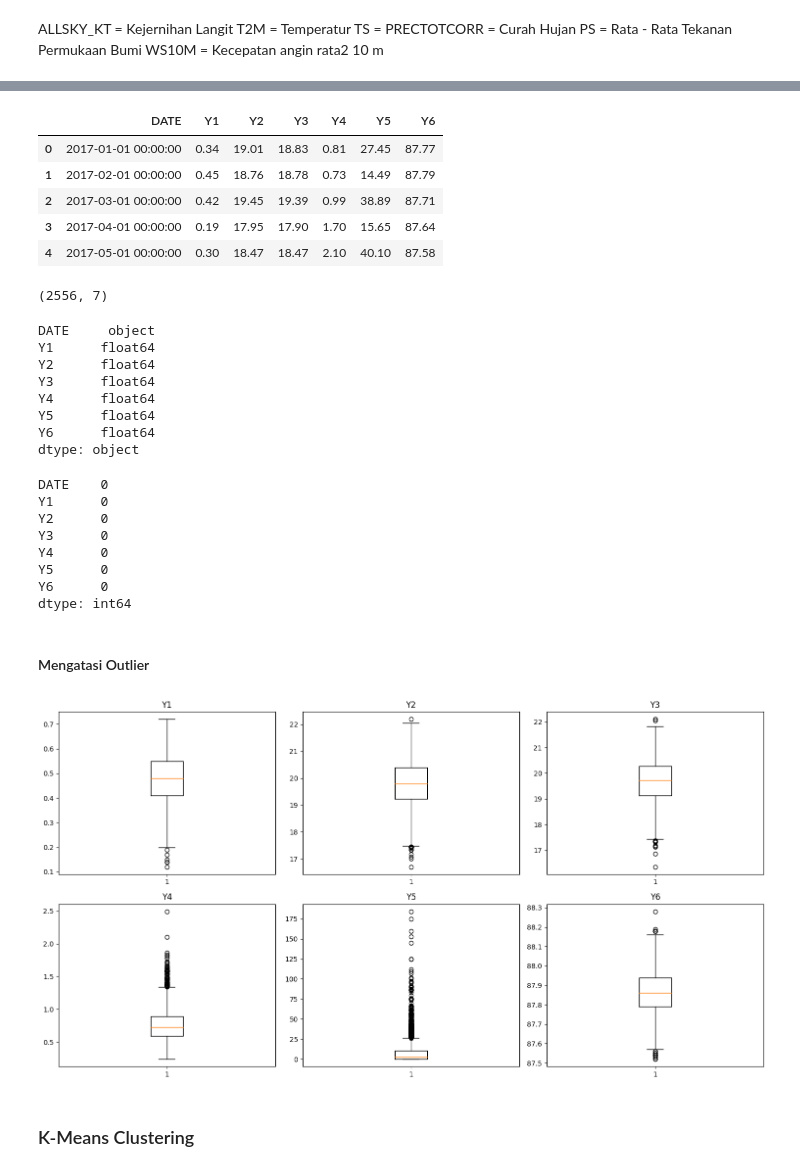
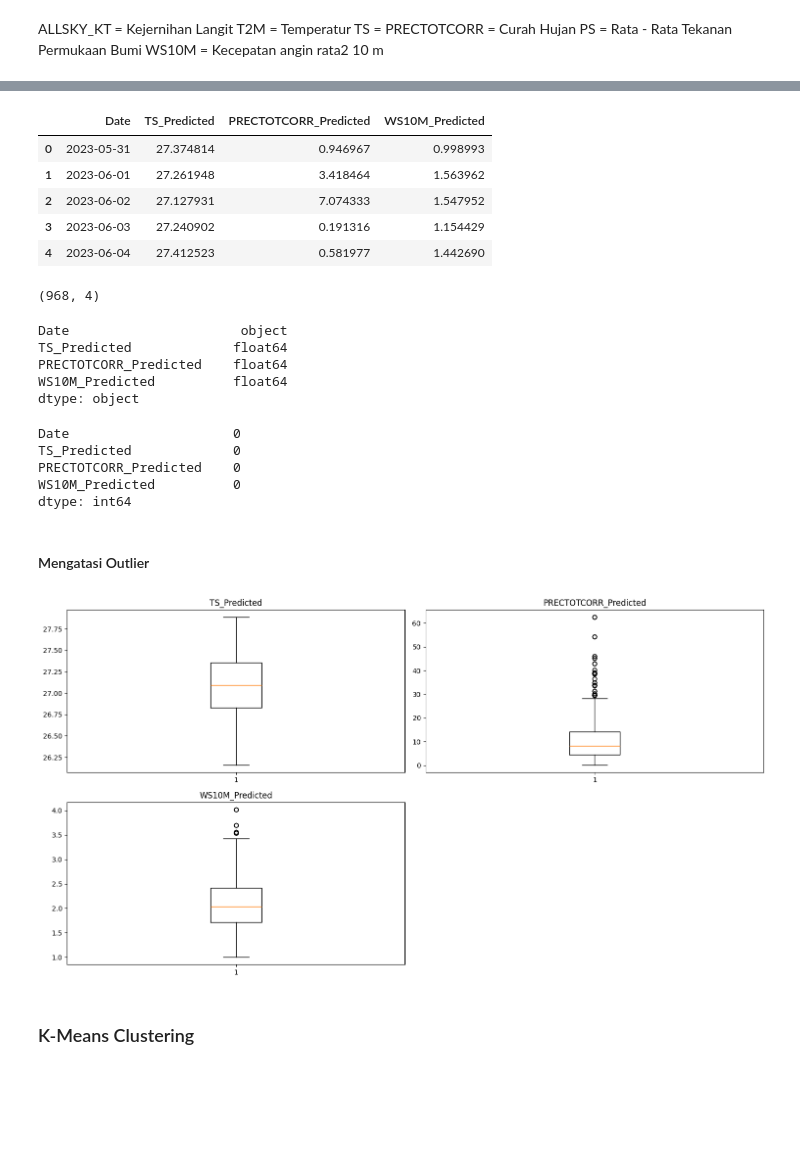
Before and after one commit to KHR00S/upwelling-pred-maninjau, a Jupyter notebook: data/SEMISUPERVISED_LEARNING_PKM_RE (2).ipynb, the cells around one changed output, grey strips where cells are left out. Saved outputs shown, nothing was run; the diff lists cells and outputs as text; code cells hidden in the pictures; blank space fills up the shorter version.

```diff
--- a/data/SEMISUPERVISED_LEARNING_PKM_RE (2).ipynb
+++ b/data/SEMISUPERVISED_LEARNING_PKM_RE (2).ipynb
@@ -35,6 +35,6 @@ PRECTOTCORR = Curah Hujan
 PS = Rata - Rata Tekanan Permukaan Bumi
 WS10M = Kecepatan angin rata2 10 m
 # %%
-data = pd.read_excel('/content/DATA FIX KLASIFIKASI MACHINE LEARNING.xlsx')
+data = pd.read_csv('/Users/fakhrussyakir/Desktop/GIT/upwelling-pred-maninjau/data/Data_Prediksi_Inverse.csv')
 data
 # %% [output]
@@ -54,57 +54,51 @@ data
 # %%
 data.head()
 # %% [output]
-|  | DATE | Y1 | Y2 | Y3 | Y4 | Y5 | Y6 |
-| 0 | 2017-01-01 00:00:00 | 0.34 | 19.01 | 18.83 | 0.81 | 27.45 | 87.77 |
-| 1 | 2017-02-01 00:00:00 | 0.45 | 18.76 | 18.78 | 0.73 | 14.49 | 87.79 |
-| 2 | 2017-03-01 00:00:00 | 0.42 | 19.45 | 19.39 | 0.99 | 38.89 | 87.71 |
-| 3 | 2017-04-01 00:00:00 | 0.19 | 17.95 | 17.90 | 1.70 | 15.65 | 87.64 |
-| 4 | 2017-05-01 00:00:00 | 0.30 | 18.47 | 18.47 | 2.10 | 40.10 | 87.58 |
+|  | Date | TS_Predicted | PRECTOTCORR_Predicted | WS10M_Predicted |
+| 0 | 2023-05-31 | 27.374814 | 0.946967 | 0.998993 |
+| 1 | 2023-06-01 | 27.261948 | 3.418464 | 1.563962 |
+| 2 | 2023-06-02 | 27.127931 | 7.074333 | 1.547952 |
+| 3 | 2023-06-03 | 27.240902 | 0.191316 | 1.154429 |
+| 4 | 2023-06-04 | 27.412523 | 0.581977 | 1.442690 |
 # %%
 data.shape
 # %% [output]
-(2556, 7)
+(968, 4)
 # %%
 data.dtypes
 # %% [output]
-DATE     object
-Y1      float64
-Y2      float64
-Y3      float64
-Y4      float64
-Y5      float64
-Y6      float64
+Date                      object
+TS_Predicted             float64
+PRECTOTCORR_Predicted    float64
+WS10M_Predicted          float64
 dtype: object
 # %%
 data.isnull().sum()
 # %% [output]
-DATE    0
-Y1      0
-Y2      0
-Y3      0
-Y4      0
-Y5      0
-Y6      0
+Date                     0
+TS_Predicted             0
+PRECTOTCORR_Predicted    0
+WS10M_Predicted          0
 dtype: int64
 # %% [markdown]
 #### Mengatasi Outlier
 # %%
-numerical_col = ["Y1", "Y2", "Y3", "Y4", "Y5", "Y6"]
+numerical_col = ["TS_Predicted", "PRECTOTCORR_Predicted", "WS10M_Predicted"]
 num_variables = len(numerical_col)
 num_rows = 2  # We'll create 2 rows of subplots
 num_cols = (num_variables + num_rows - 1) // num_rows  # Calculate number of columns needed
 
 plt.figure(figsize=(15, 8))
 
 for i, variable in enumerate(numerical_col):
     plt.subplot(num_rows, num_cols, i+1)
     plt.boxplot(data[variable], whis=1.5)
     plt.title(variable)
 
 plt.tight_layout()
 plt.show()
 # %% [output]
-[figure, old version]
+[figure, new version]
 # %% [markdown]
 ### K-Means Clustering
 # %%
```
Also changed, not shown: parts of 13 cells of this notebook, 3 other files.
